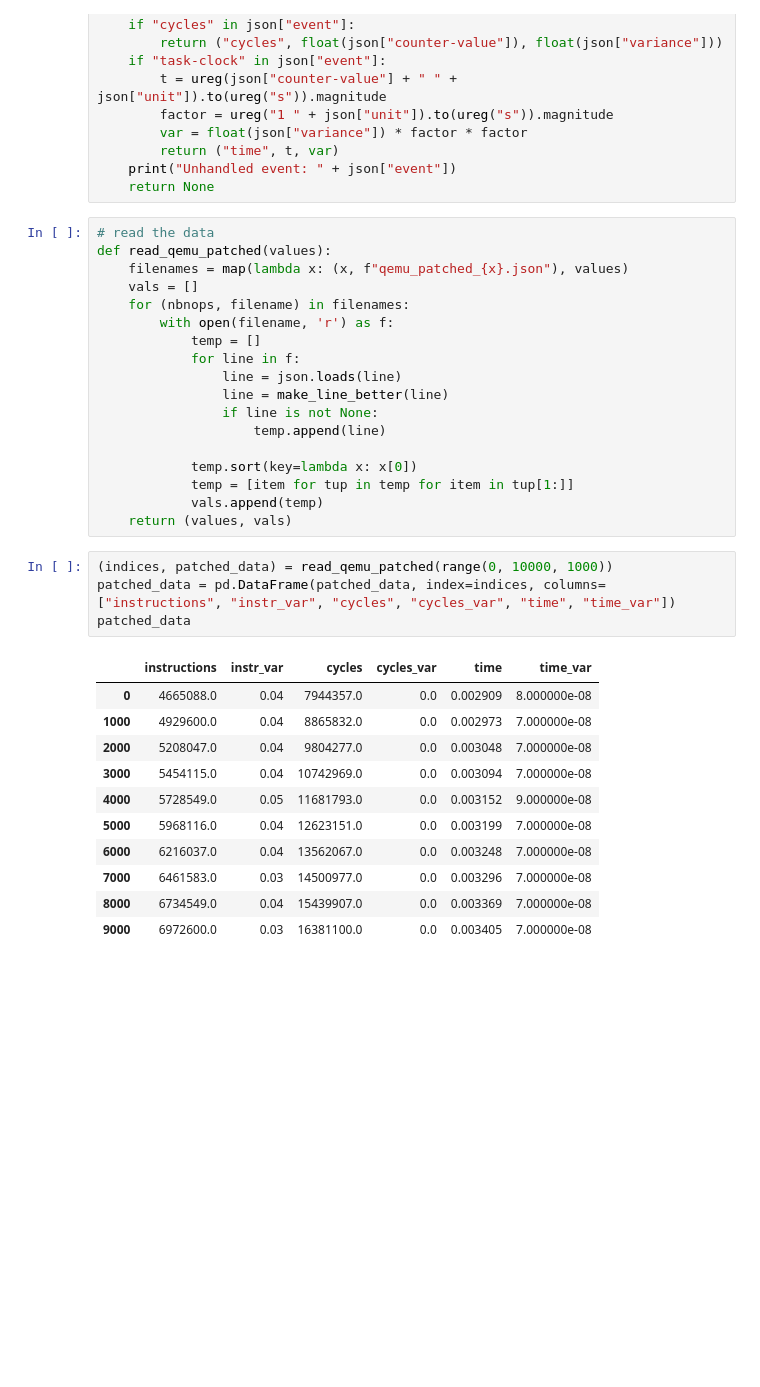
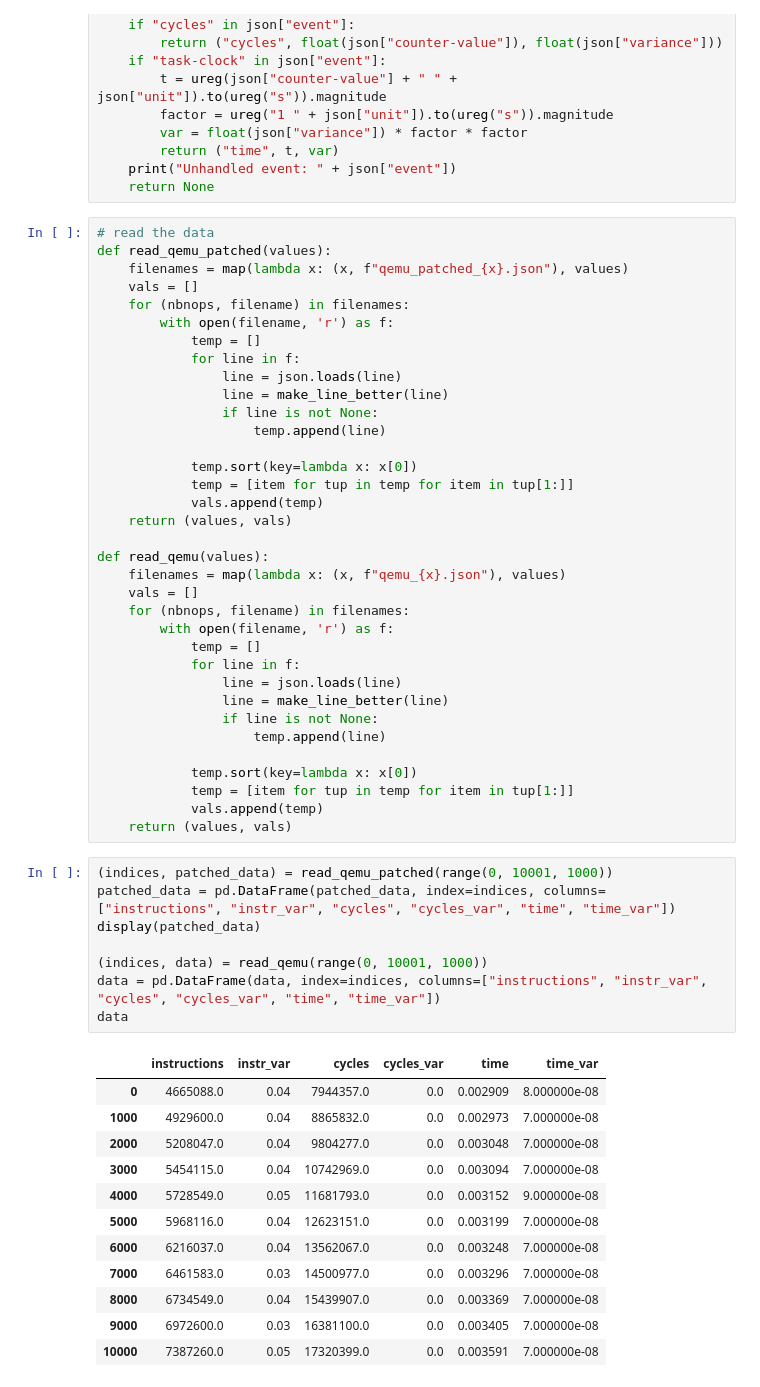
Before and after one commit to Maeeen/qemu-semester-project, a Jupyter notebook: benchmarks/inscount/plot.ipynb, the cells around one changed output. Saved outputs shown, nothing was run; the diff lists cells and outputs as text; blank space fills up the shorter version.

```diff
--- a/benchmarks/inscount/plot.ipynb
+++ b/benchmarks/inscount/plot.ipynb
@@ -60,19 +60,41 @@ def read_qemu_patched(values):
             temp = [item for tup in temp for item in tup[1:]]
             vals.append(temp)
     return (values, vals)
+
+def read_qemu(values):
+    filenames = map(lambda x: (x, f"qemu_{x}.json"), values)
+    vals = []
+    for (nbnops, filename) in filenames:
+        with open(filename, 'r') as f:
+            temp = []
+            for line in f:
+                line = json.loads(line)
+                line = make_line_better(line)
+                if line is not None:
+                    temp.append(line)
+
+            temp.sort(key=lambda x: x[0])
+            temp = [item for tup in temp for item in tup[1:]]
+            vals.append(temp)
+    return (values, vals)
 # %%
-(indices, patched_data) = read_qemu_patched(range(0, 10000, 1000))
+(indices, patched_data) = read_qemu_patched(range(0, 10001, 1000))
 patched_data = pd.DataFrame(patched_data, index=indices, columns=["instructions", "instr_var", "cycles", "cycles_var", "time", "time_var"])
-patched_data
+display(patched_data)
+
+(indices, data) = read_qemu(range(0, 10001, 1000))
+data = pd.DataFrame(data, index=indices, columns=["instructions", "instr_var", "cycles", "cycles_var", "time", "time_var"])
+data
 # %% [output]
 |  | instructions | instr_var | cycles | cycles_var | time | time_var |
 | 0 | 4665088.0 | 0.04 | 7944357.0 | 0.0 | 0.002909 | 8.000000e-08 |
 | 1000 | 4929600.0 | 0.04 | 8865832.0 | 0.0 | 0.002973 | 7.000000e-08 |
 | 2000 | 5208047.0 | 0.04 | 9804277.0 | 0.0 | 0.003048 | 7.000000e-08 |
 | 3000 | 5454115.0 | 0.04 | 10742969.0 | 0.0 | 0.003094 | 7.000000e-08 |
 | 4000 | 5728549.0 | 0.05 | 11681793.0 | 0.0 | 0.003152 | 9.000000e-08 |
 | 5000 | 5968116.0 | 0.04 | 12623151.0 | 0.0 | 0.003199 | 7.000000e-08 |
 | 6000 | 6216037.0 | 0.04 | 13562067.0 | 0.0 | 0.003248 | 7.000000e-08 |
 | 7000 | 6461583.0 | 0.03 | 14500977.0 | 0.0 | 0.003296 | 7.000000e-08 |
 | 8000 | 6734549.0 | 0.04 | 15439907.0 | 0.0 | 0.003369 | 7.000000e-08 |
 | 9000 | 6972600.0 | 0.03 | 16381100.0 | 0.0 | 0.003405 | 7.000000e-08 |
+| 10000 | 7387260.0 | 0.05 | 17320399.0 | 0.0 | 0.003591 | 7.000000e-08 |
```
Also changed, not shown: parts of 4 cells of this notebook, 3 other files.
